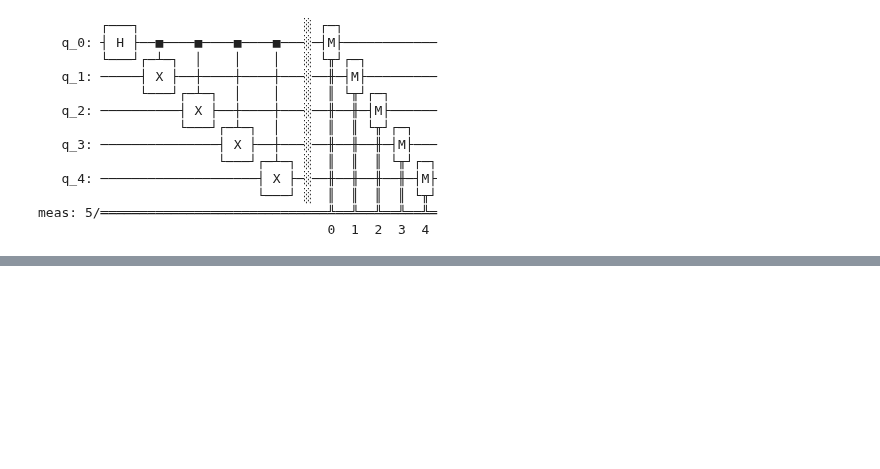
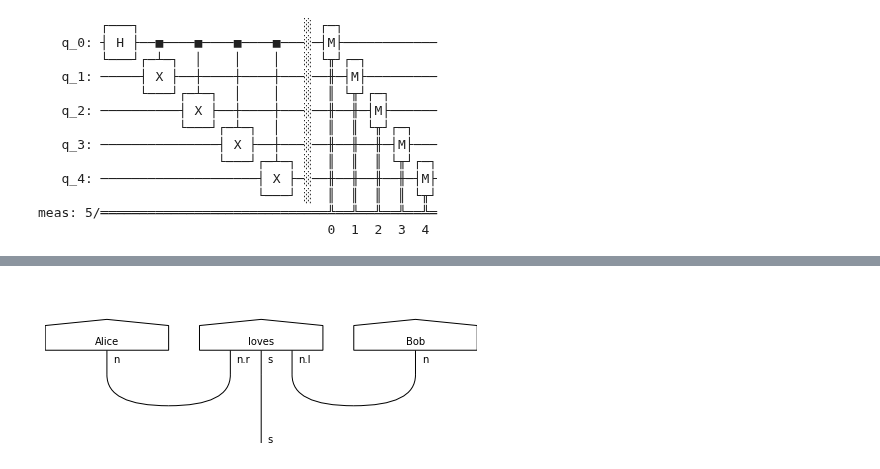
Before and after one commit to CDL-Quantum/CohortProject_2021, a Jupyter notebook: Week4_NLP/notebooks/task1-exercises.ipynb, the cells around one changed output, grey strips where cells are left out. Saved outputs shown, nothing was run; the diff lists cells and outputs as text; code cells hidden in the pictures; blank space fills up the shorter version.

```diff
--- a/Week4_NLP/notebooks/task1-exercises.ipynb
+++ b/Week4_NLP/notebooks/task1-exercises.ipynb
@@ -303,0 +312,17 @@ meas: 5/════════════════════════
+# %%
+n, s = dp.Ty('n'), dp.Ty('s')
+
+Alice = dp.Word('Alice', n)
+loves = dp.Word('loves', n.r @ s @ n.l)
+Bob = dp.Word('Bob', n)
+Charlie = dp.Word('Charlie', n)
+hates = dp.Word('hates', n.r @ s @ n.l)
+Diane = dp.Word('Diane', n)
+
+grammar = dp.Cup(n, n.r) @ dp.Id(s) @ dp.Cup(n.l, n)
+# %%
+sentence = Alice @ loves @ Bob \
+           >> grammar
+dp.pregroup.draw(sentence)
+# %% [output]
+[figure, added]
```
Also changed, not shown: parts of 54 cells of this notebook, 2 other files.
